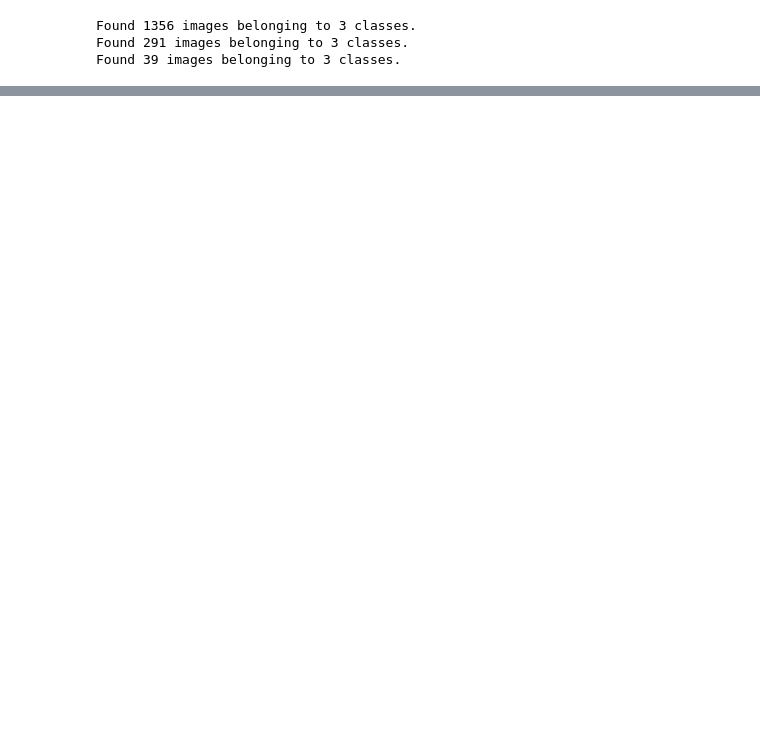
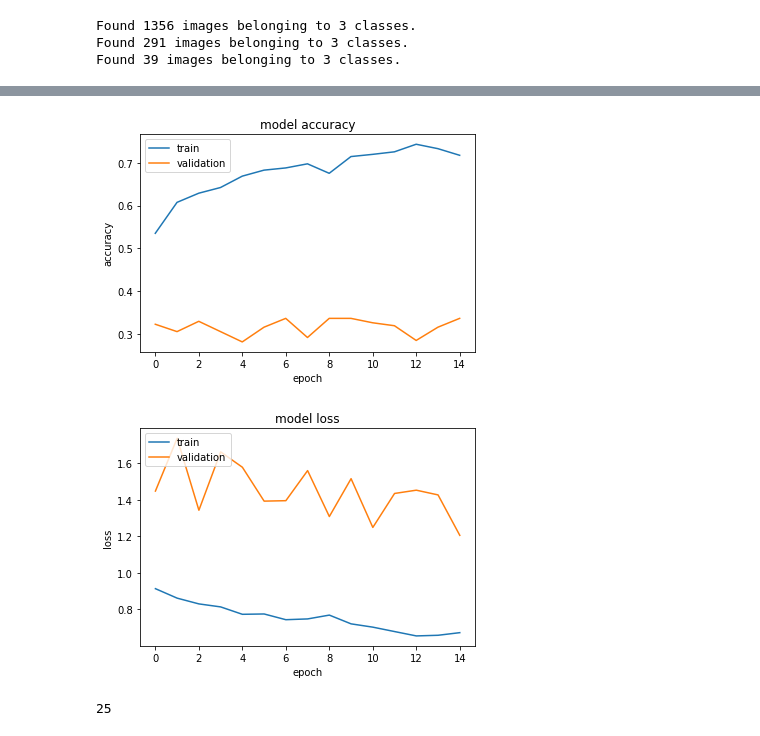
Before and after one commit to Cristinamulas/transfer_learning_keras, a Jupyter notebook: model_2.ipynb, the cells around one changed output, grey strips where cells are left out. Cells and saved outputs as stored; diff of their text form; code cells hidden in the pictures; blank space fills up the shorter version.

```diff
--- a/model_2.ipynb
+++ b/model_2.ipynb
@@ -81,0 +151,16 @@ os.listdir('/Users/cristinamulas/Desktop/transfer_learning_keras/data/val')
+# %%
+learn_rate=.001
+
+sgd=SGD(lr=learn_rate,momentum=.9,nesterov=False)
+adam=Adam(lr=learn_rate, beta_1=0.9, beta_2=0.999, epsilon=None, decay=0.0, amsgrad=False)
+# %%
+compile_kwargs = {"loss":"categorical_crossentropy", "optimizer":adam, "metrics":['accuracy']}
+# %%
+  def fit(model,  compile_kwargs={}):
+        model.compile(**compile_kwargs)
+        log_dir = log_dir = "logs/fit/" + datetime.datetime.now().strftime("%Y%m%d-%H%M%S")
+
+        tbCallBack = keras.callbacks.TensorBoard(log_dir=log_dir, histogram_freq=0, write_graph=True, write_images=True)
+        return model.fit(X_train_generator, epochs=15,  validation_data=X_val_generator,callbacks=[tbCallBack])
+# %%
+history = fit(modelc3, compile_kwargs)
@@ -81,0 +185,20 @@ os.listdir('/Users/cristinamulas/Desktop/transfer_learning_keras/data/val')
+# %%
+
+plt.plot(history.history['accuracy'])
+plt.plot(history.history['val_accuracy'])
+plt.title('model accuracy')
+plt.ylabel('accuracy')
+plt.xlabel('epoch')
+plt.legend(['train', 'validation'], loc='upper left')
+plt.show()
+# "Loss"
+plt.plot(history.history['loss'])
+plt.plot(history.history['val_loss'])
+plt.title('model loss')
+plt.ylabel('loss')
+plt.xlabel('epoch')
+plt.legend(['train', 'validation'], loc='upper left')
+plt.show()
+# %% [output]
+[figure, added]
+[figure, added]
@@ -81,0 +208,4 @@ os.listdir('/Users/cristinamulas/Desktop/transfer_learning_keras/data/val')
+# %%
+len(os.listdir())
+# %% [output]
+25
```
Also changed, not shown: parts of 13 cells of this notebook.
